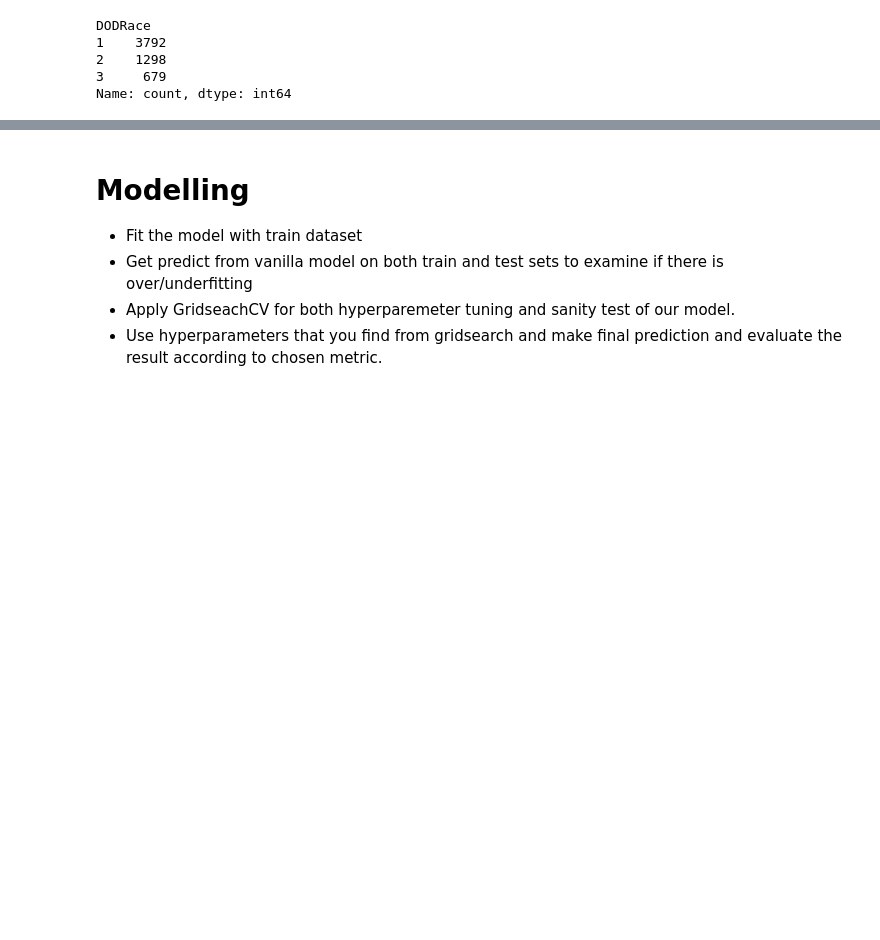
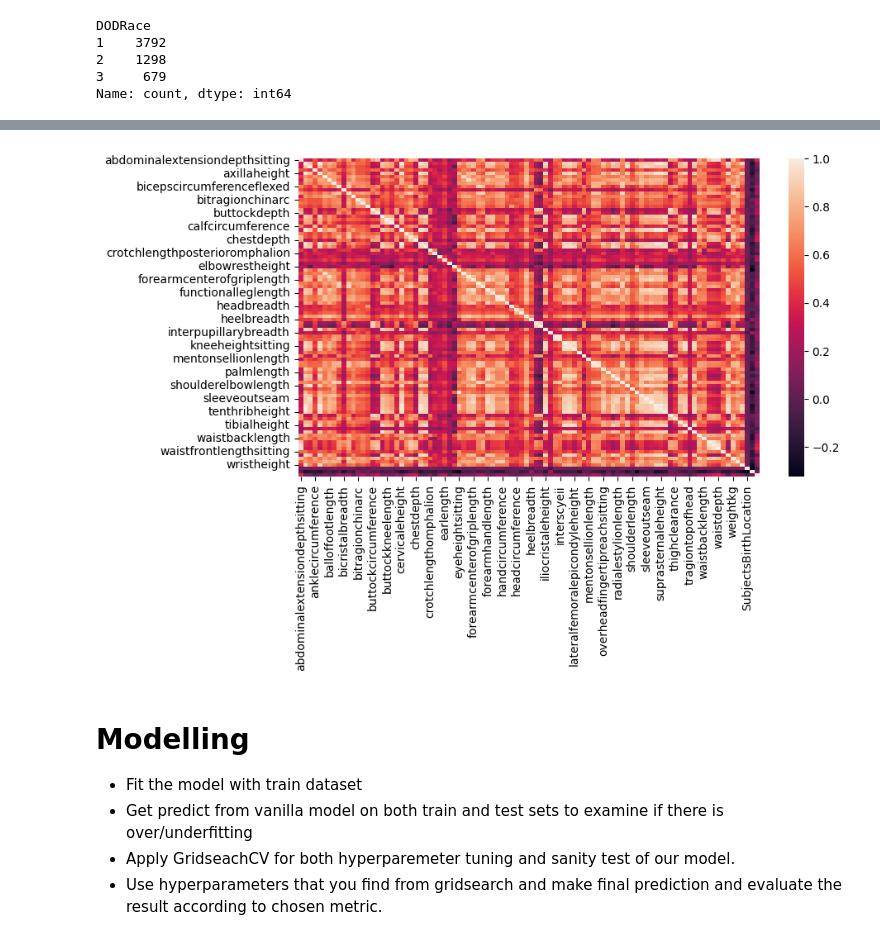
Before and after one commit to ayaramis/Portfolio, a Jupyter notebook: soldier_race/Soldier_Race_Project.ipynb, the cells around one changed output, grey strips where cells are left out. Drawn from its saved outputs; the diff is of its cells as text; code cells hidden in the pictures; blank space fills up the shorter version.

```diff
--- a/soldier_race/Soldier_Race_Project.ipynb
+++ b/soldier_race/Soldier_Race_Project.ipynb
@@ -221,3 +281,7 @@ Besides Numpy and Pandas, you need to import the necessary modules for data visu
+# %%
+sns.heatmap(df.corr(numeric_only=True));
+# %% [output]
+[figure, added]
 # %% [markdown]
 # Modelling
 - Fit the model with train dataset
```
Also changed, not shown: parts of 34 cells of this notebook.
